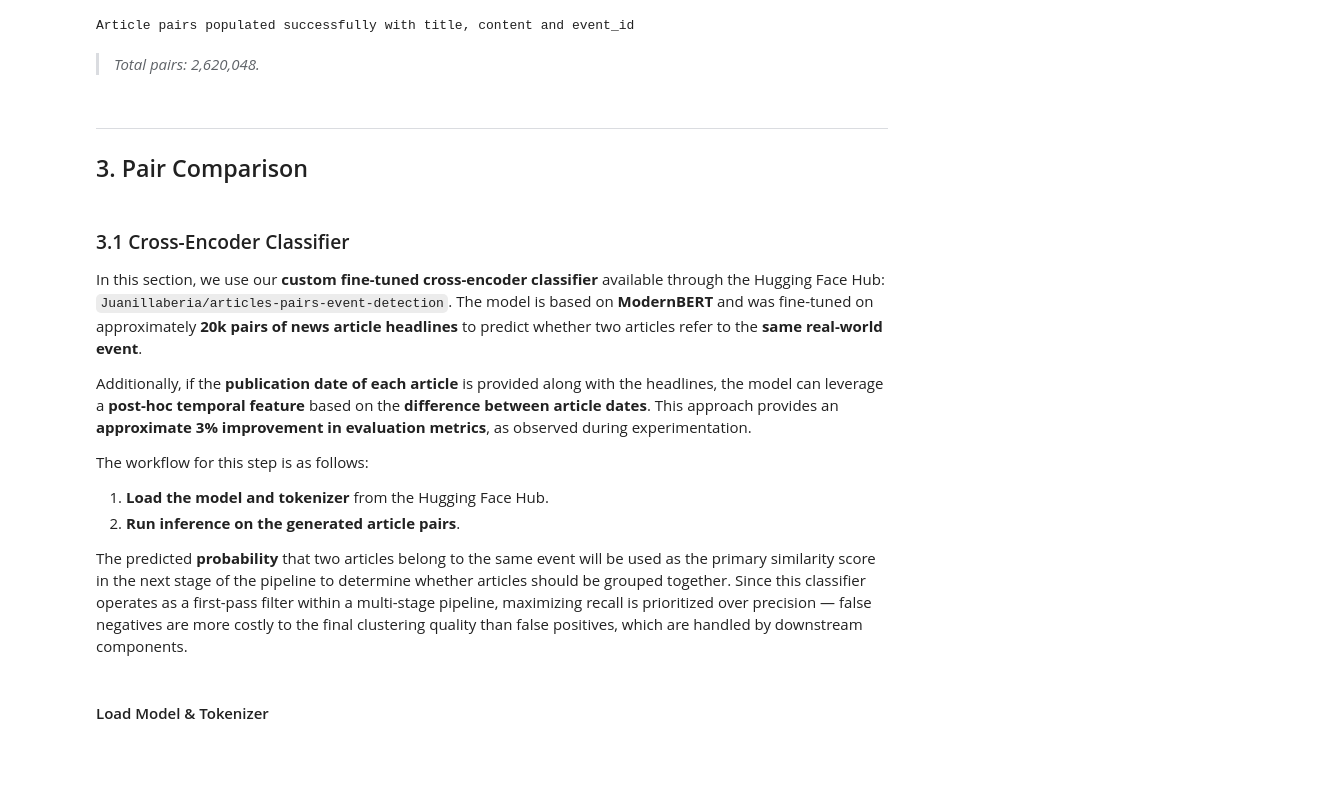
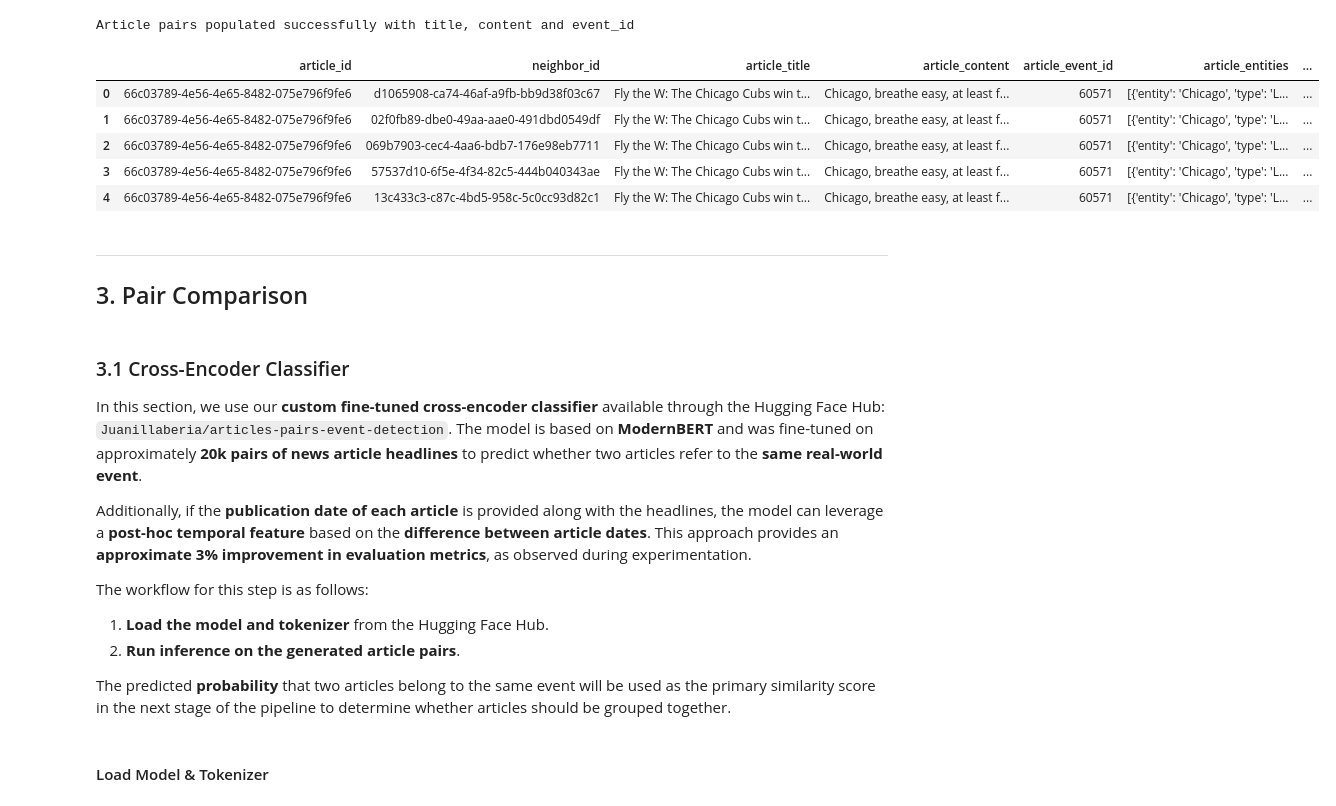
Before and after one commit to JuaniLlaberia/news_articles_grouping_research, a Jupyter notebook: notebooks/development/main.ipynb, the cells around one changed output. Cells and saved outputs as stored; diff of their text form; code cells hidden in the pictures; blank space fills up the shorter version.

```diff
--- a/notebooks/development/main.ipynb
+++ b/notebooks/development/main.ipynb
@@ -164,7 +153,7 @@ device = torch.device("cuda" if torch.cuda.is_available() else "cpu")
 
 All articles should have values based on the data analysis notebook results but just in case we add the extra check.
 # %%
-DATASET_PATH = "/content/drive/MyDrive/Research/articles_grouping/articles_events_2500.csv"
+DATASET_PATH = "/content/drive/MyDrive/Research/articles_grouping/datasets/preprocessed/main/articles_events_2500.csv"
 # %%
 df = pd.read_csv(filepath_or_buffer=DATASET_PATH)
 df = df.reset_index(drop=True)
@@ -486,7 +475,7 @@ ds.to_pandas().to_csv("entity_results.csv", index=False)
 
 This section acts as a **checkpoint** in the pipeline. Instead of recomputing the entire entity extraction and disambiguation process, we load a previously saved **DataFrame containing the extracted entities and their normalized identifiers**.
 # %%
-DATASET_ENTITIES_PATH = "/content/drive/MyDrive/Research/articles_grouping/entity_results_clean.csv"
+DATASET_ENTITIES_PATH = "/content/drive/MyDrive/Research/articles_grouping/datasets/results/intermediate/entity_results_clean.csv"
 # %%
 df_entities = pd.read_csv(filepath_or_buffer=DATASET_ENTITIES_PATH)
 df_entities = df_entities.reset_index(drop=True)
@@ -553,7 +542,7 @@ Processing the full dataset of **163,753  articles** required **44 minutes, and
 
 The embeddings were precomputed and stored on disk. If the embedding generation step has already been executed in the current session, the following cell can be skipped.
 # %%
-DRIVE_PATH = "/content/drive/MyDrive/Research/articles_grouping/embeddings_2500.dat"
+DRIVE_PATH = "/content/drive/MyDrive/Research/articles_grouping/datasets/preprocessed/main/embeddings_2500.dat"
 # %%
 embeddings = np.fromfile(DRIVE_PATH, dtype="float32").reshape(TOTAL, EMBEDDING_DIM)
 # %%
@@ -587,3 +574,5 @@ K_NEIGHBORS = 21 # One more to account for itself
+# %%
+K_NEIGHBORS = 100
 # %% [markdown]
 ### K-Nearest Neighbors (KNN)
 # %%
@@ -795,8 +713,15 @@ pairs_df = (
 print("Article pairs populated successfully with title, content and event_id")
 # %% [output]
 Article pairs populated successfully with title, content and event_id
-# %% [markdown]
-> *Total pairs: 2,620,048.*
+# %%
+pairs_df.head()
+# %% [output]
+|  | article_id | neighbor_id | article_title | article_content | article_event_id | article_entities | ... |
+| 0 | 66c03789-4e56-4e65-8482-075e796f9fe6 | d1065908-ca74-46af-a9fb-bb9d38f03c67 | Fly the W: The Chicago Cubs win t... | Chicago, breathe easy, at least f... | 60571 | [{'entity': 'Chicago', 'type': 'L... | ... |
+| 1 | 66c03789-4e56-4e65-8482-075e796f9fe6 | 02f0fb89-dbe0-49aa-aae0-491dbd0549df | Fly the W: The Chicago Cubs win t... | Chicago, breathe easy, at least f... | 60571 | [{'entity': 'Chicago', 'type': 'L... | ... |
+| 2 | 66c03789-4e56-4e65-8482-075e796f9fe6 | 069b7903-cec4-4aa6-bdb7-176e98eb7711 | Fly the W: The Chicago Cubs win t... | Chicago, breathe easy, at least f... | 60571 | [{'entity': 'Chicago', 'type': 'L... | ... |
+| 3 | 66c03789-4e56-4e65-8482-075e796f9fe6 | 57537d10-6f5e-4f34-82c5-444b040343ae | Fly the W: The Chicago Cubs win t... | Chicago, breathe easy, at least f... | 60571 | [{'entity': 'Chicago', 'type': 'L... | ... |
+| 4 | 66c03789-4e56-4e65-8482-075e796f9fe6 | 13c433c3-c87c-4bd5-958c-5c0cc93d82c1 | Fly the W: The Chicago Cubs win t... | Chicago, breathe easy, at least f... | 60571 | [{'entity': 'Chicago', 'type': 'L... | ... |
 # %% [markdown]
 ---
 
@@ -813,7 +738,7 @@ The workflow for this step is as follows:
 1. **Load the model and tokenizer** from the Hugging Face Hub.
 2. **Run inference on the generated article pairs**.
 
-The predicted **probability** that two articles belong to the same event will be used as the primary similarity score in the next stage of the pipeline to determine whether articles should be grouped together. Since this classifier operates as a first-pass filter within a multi-stage pipeline, maximizing recall is prioritized over precision — false negatives are more costly to the final clustering quality than false positives, which are handled by downstream components.
+The predicted **probability** that two articles belong to the same event will be used as the primary similarity score in the next stage of the pipeline to determine whether articles should be grouped together.
 # %% [markdown]
 #### Load Model & Tokenizer
 # %%
```
Also changed, not shown: parts of 44 cells of this notebook.
